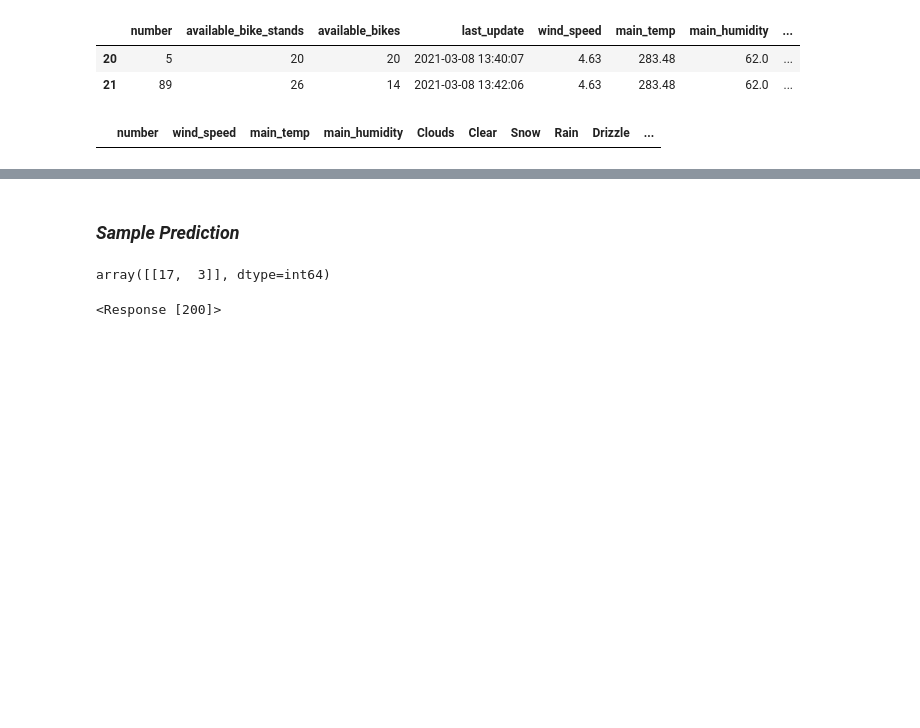
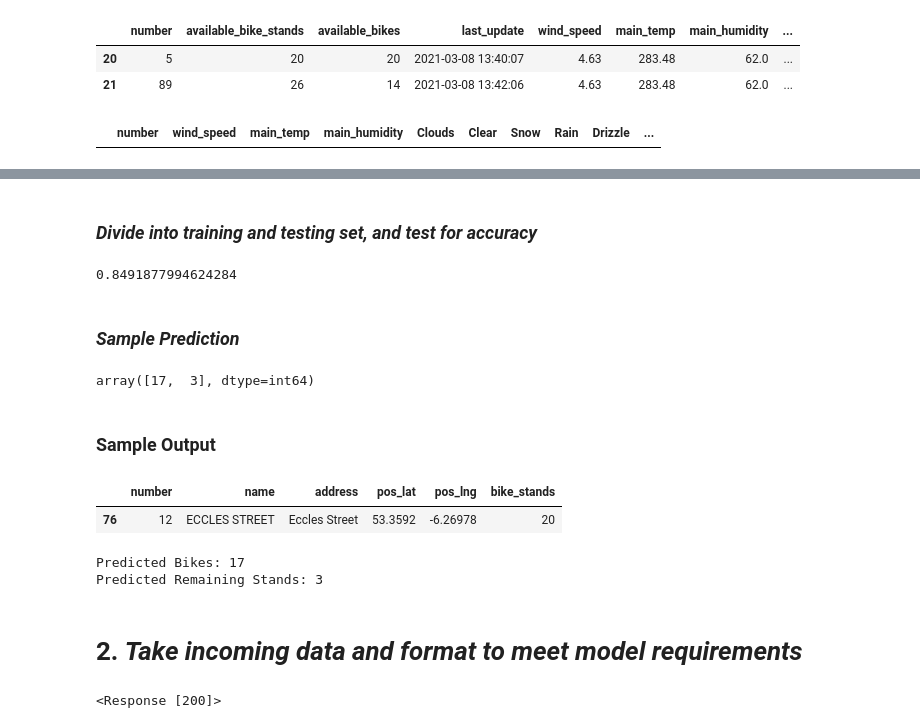
Before and after one commit to LeahE128/wheelieGood, a Jupyter notebook: bikesWeatherModel.ipynb, the cells around one changed output, grey strips where cells are left out. Saved outputs shown, nothing was run; the diff lists cells and outputs as text; code cells hidden in the pictures; blank space fills up the shorter version.

Commit message:
accuracy test for DT added

```diff
--- a/bikesWeatherModel.ipynb
+++ b/bikesWeatherModel.ipynb
@@ -23,6 +24,14 @@ import json
 import numpy as np
 import datetime
 # %%
+def static_bikes():
+    # Request Data from API
+    engine = create_engine(f"mysql+mysqlconnector://{user}:{passw}@{uri}:3306/wheelieGood",
+                           echo=True)
+    # Using static bike table
+    bike_data = pd.read_sql("SELECT * FROM wheelieGood.static_bikes;", engine)
+    return bike_data
+
 def dynamic_bikes():
     # Request Data from API
     engine = create_engine(f"mysql+mysqlconnector://{user}:{passw}@{uri}:3306/wheelieGood",
@@ -41,6 +50,6 @@ def dynamic_weather():
 # %%
 weather = dynamic_weather()
 bikes = dynamic_bikes()
-
-bikes.head(10)
+static = static_bikes()
+#bikes.head(2)
 # %% [output]
@@ -233,11 +229,45 @@ DecisionTreeClassifier()
+# %% [markdown]
+### _Divide into training and testing set, and test for accuracy_
+# %%
+X_train, X_test, y_train, y_test = train_test_split(X, y, test_size=0.2)
+model = DecisionTreeClassifier()
+model.fit(X_train, y_train)
+predictions = model.predict(X_test)
+score = accuracy_score(y_test, predictions)
+score
+# %% [output]
+0.8491877994624284
 # %% [markdown]
 ### _Sample Prediction_
 # %%
 # give test predictor the stand number, the wind speed, the main temp (kelvin)
 # the humidity, the weekday number, and the hour of the day
-model.predict([[12, 40, 300, 80, 1, 0, 0, 0, 0, 0, 6, 20]])
+userInput = 12
+prediction = model.predict([[userInput, 40, 300, 80, 1, 0, 0, 0, 0, 0, 6, 20]])
+prediction_values = prediction[0]
+prediction_values
 # %% [output]
-array([[17,  3]], dtype=int64)
+array([17,  3], dtype=int64)
+# %% [markdown]
+### Sample Output
+# %%
+static[static["number"] == userInput]
+# %% [output]
+|  | number | name | address | pos_lat | pos_lng | bike_stands |
+| 76 | 12 | ECCLES STREET | Eccles Street | 53.3592 | -6.26978 | 20 |
+# %%
+# apply the user's chosen station to the static table
+userStation = static[static["number"] == userInput]
+print(f"Predicted Bikes: {prediction_values[0]}")
+
+# subtact predicted bikes avail from total bike stands
+remaining_stands = userStation["bike_stands"].values.tolist() - prediction_values[0]
+print(f"Predicted Remaining Stands: {remaining_stands[0]}")
+# %% [output]
+Predicted Bikes: 17
+Predicted Remaining Stands: 3
+# %% [markdown]
+# 2. _Take incoming data and format to meet model requirements_
 # %%
 forecast = requests.get("https://api.openweathermap.org/data/2.5/onecall?lat=53.33306&lon=-6.24889&exclude=current,minutely&appid=5cf5e19adac515b3f8510d2692fddc43")
 forecast
```
Also changed, not shown: parts of 7 cells of this notebook.
